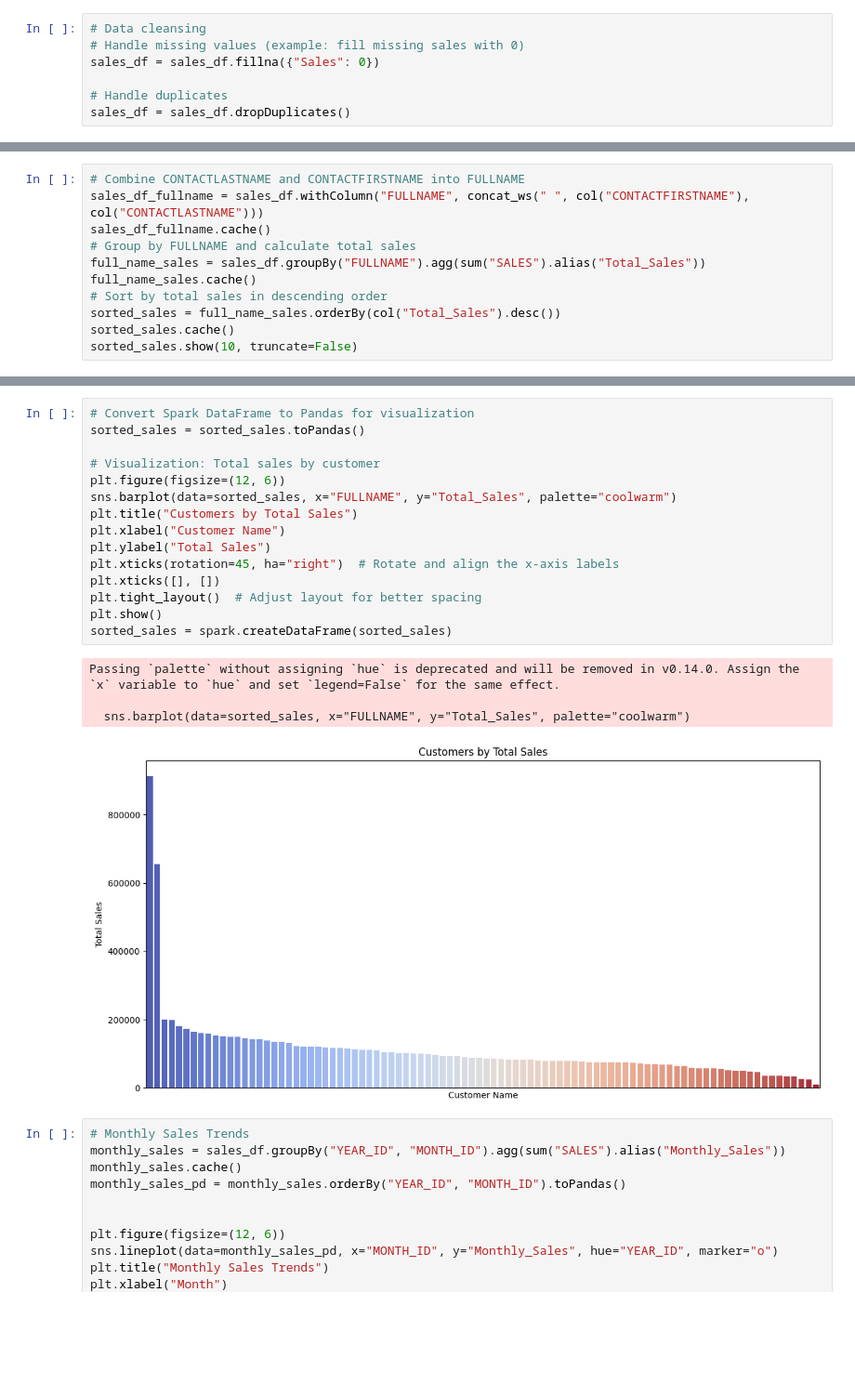
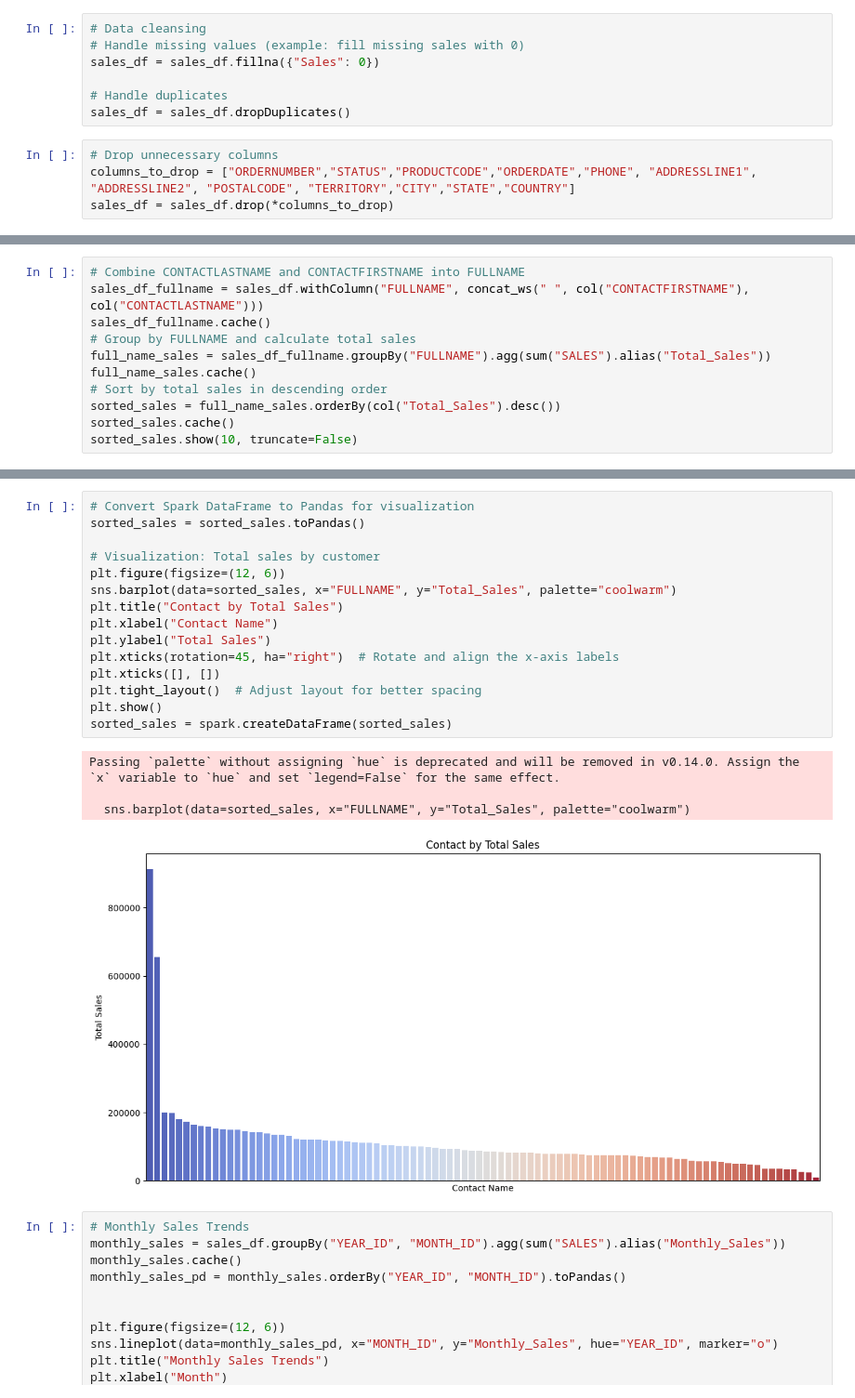
Before and after one commit to miqua2308/project-scala, a Jupyter notebook: project.ipynb, the cells around one changed output, grey strips where cells are left out. Shown: that part at 93% size. Drawn from its saved outputs; the diff is of its cells as text; blank space fills up the shorter version.

```diff
--- a/project.ipynb
+++ b/project.ipynb
@@ -28,6 +34,10 @@ sales_df = sales_df.fillna({"Sales": 0})
 
 # Handle duplicates
 sales_df = sales_df.dropDuplicates()
+# %%
+# Drop unnecessary columns
+columns_to_drop = ["ORDERNUMBER","STATUS","PRODUCTCODE","ORDERDATE","PHONE", "ADDRESSLINE1", "ADDRESSLINE2", "POSTALCODE", "TERRITORY","CITY","STATE","COUNTRY"]
+sales_df = sales_df.drop(*columns_to_drop)
 # %%
 sales_df.describe().show()
 # %% [output]
@@ -101,7 +108,7 @@ Passing `palette` without assigning `hue` is deprecated and will be removed in v
 sales_df_fullname = sales_df.withColumn("FULLNAME", concat_ws(" ", col("CONTACTFIRSTNAME"), col("CONTACTLASTNAME")))
 sales_df_fullname.cache()
 # Group by FULLNAME and calculate total sales
-full_name_sales = sales_df.groupBy("FULLNAME").agg(sum("SALES").alias("Total_Sales"))
+full_name_sales = sales_df_fullname.groupBy("FULLNAME").agg(sum("SALES").alias("Total_Sales"))
 full_name_sales.cache()
 # Sort by total sales in descending order
 sorted_sales = full_name_sales.orderBy(col("Total_Sales").desc())
@@ -126,23 +133,23 @@ only showing top 10 rows
 # %%
 # Convert Spark DataFrame to Pandas for visualization
 sorted_sales = sorted_sales.toPandas()
 
 # Visualization: Total sales by customer
 plt.figure(figsize=(12, 6))
 sns.barplot(data=sorted_sales, x="FULLNAME", y="Total_Sales", palette="coolwarm")
-plt.title("Customers by Total Sales")
-plt.xlabel("Customer Name")
+plt.title("Contact by Total Sales")
+plt.xlabel("Contact Name")
 plt.ylabel("Total Sales")
 plt.xticks(rotation=45, ha="right")  # Rotate and align the x-axis labels
 plt.xticks([], [])
 plt.tight_layout()  # Adjust layout for better spacing
 plt.show()
 sorted_sales = spark.createDataFrame(sorted_sales)
 # %% [output]
 Passing `palette` without assigning `hue` is deprecated and will be removed in v0.14.0. Assign the `x` variable to `hue` and set `legend=False` for the same effect.
 
   sns.barplot(data=sorted_sales, x="FULLNAME", y="Total_Sales", palette="coolwarm")
-[figure, old version]
+[figure, new version]
 # %%
 # Monthly Sales Trends
 monthly_sales = sales_df.groupBy("YEAR_ID", "MONTH_ID").agg(sum("SALES").alias("Monthly_Sales"))
```
Also changed, not shown: parts of 13 cells of this notebook.
